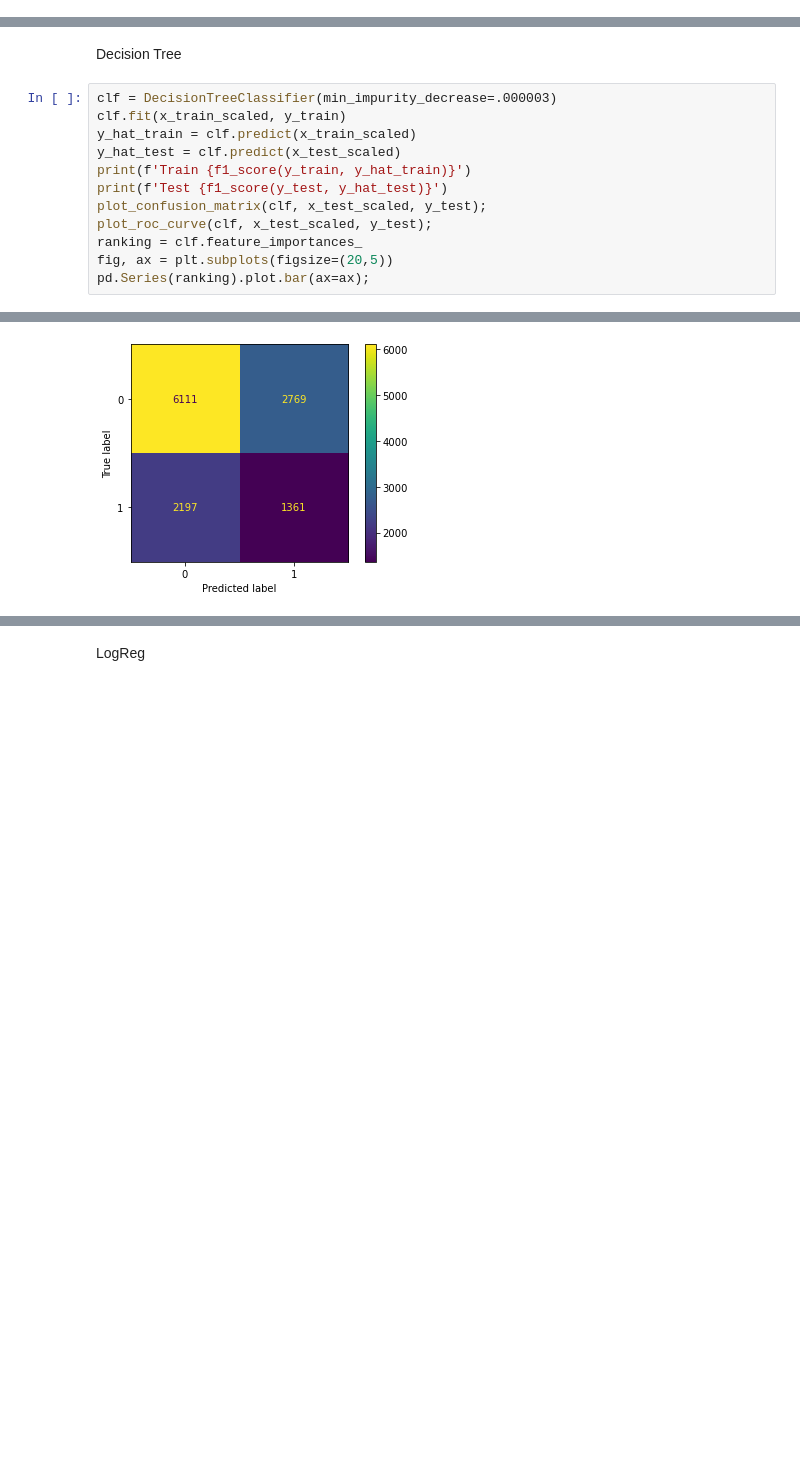
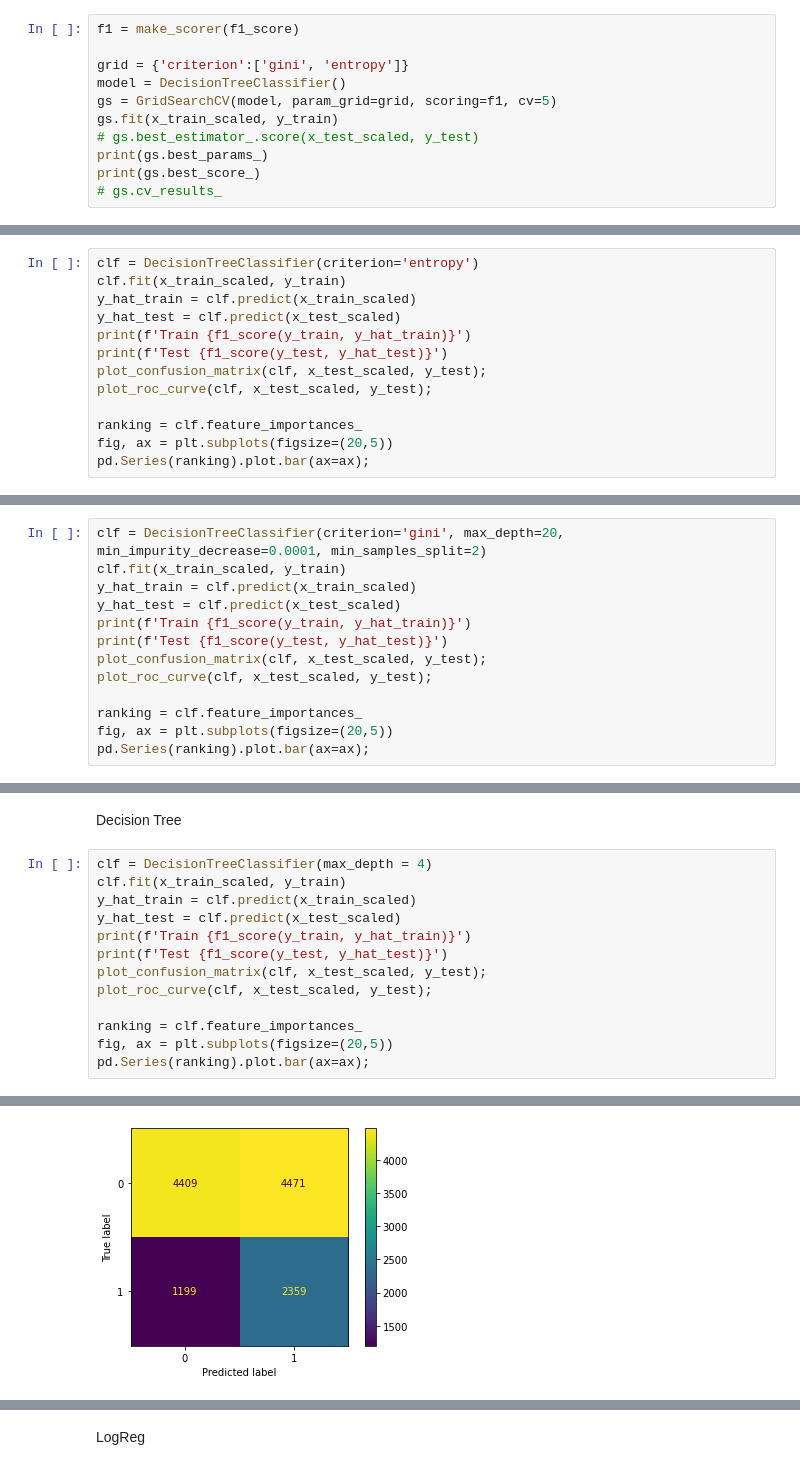
Before and after one commit to chris-helmerson/Cellular_Customer_Churn_Prediction, a Jupyter notebook: EDA.ipynb, the cells around one changed output, grey strips where cells are left out. Drawn from its saved outputs; the diff is of its cells as text; blank space fills up the shorter version.

Commit message:
Trying to F1 GridSearch

```diff
--- a/EDA.ipynb
+++ b/EDA.ipynb
@@ -159,0 +219,11 @@ Name: Churn, dtype: int64
+# %%
+f1 = make_scorer(f1_score)
+
+grid = {'criterion':['gini', 'entropy']}
+model = DecisionTreeClassifier()
+gs = GridSearchCV(model, param_grid=grid, scoring=f1, cv=5)
+gs.fit(x_train_scaled, y_train)
+# gs.best_estimator_.score(x_test_scaled, y_test)
+print(gs.best_params_)
+print(gs.best_score_)
+# gs.cv_results_
@@ -159,0 +233,13 @@ Name: Churn, dtype: int64
+# %%
+clf = DecisionTreeClassifier(criterion='entropy')
+clf.fit(x_train_scaled, y_train)
+y_hat_train = clf.predict(x_train_scaled)
+y_hat_test = clf.predict(x_test_scaled)
+print(f'Train {f1_score(y_train, y_hat_train)}')
+print(f'Test {f1_score(y_test, y_hat_test)}')
+plot_confusion_matrix(clf, x_test_scaled, y_test);
+plot_roc_curve(clf, x_test_scaled, y_test);
+
+ranking = clf.feature_importances_
+fig, ax = plt.subplots(figsize=(20,5))
+pd.Series(ranking).plot.bar(ax=ax);
@@ -159,0 +252,13 @@ Name: Churn, dtype: int64
+# %%
+clf = DecisionTreeClassifier(criterion='gini', max_depth=20, min_impurity_decrease=0.0001, min_samples_split=2)
+clf.fit(x_train_scaled, y_train)
+y_hat_train = clf.predict(x_train_scaled)
+y_hat_test = clf.predict(x_test_scaled)
+print(f'Train {f1_score(y_train, y_hat_train)}')
+print(f'Test {f1_score(y_test, y_hat_test)}')
+plot_confusion_matrix(clf, x_test_scaled, y_test);
+plot_roc_curve(clf, x_test_scaled, y_test);
+
+ranking = clf.feature_importances_
+fig, ax = plt.subplots(figsize=(20,5))
+pd.Series(ranking).plot.bar(ax=ax);
@@ -160,7 +271,7 @@ Name: Churn, dtype: int64
 # %% [markdown]
 Decision Tree
 # %%
-clf = DecisionTreeClassifier(min_impurity_decrease=.000003)
+clf = DecisionTreeClassifier(max_depth = 4)
 clf.fit(x_train_scaled, y_train)
 y_hat_train = clf.predict(x_train_scaled)
 y_hat_test = clf.predict(x_test_scaled)
@@ -168,6 +279,7 @@ print(f'Train {f1_score(y_train, y_hat_train)}')
 print(f'Test {f1_score(y_test, y_hat_test)}')
 plot_confusion_matrix(clf, x_test_scaled, y_test);
 plot_roc_curve(clf, x_test_scaled, y_test);
+
 ranking = clf.feature_importances_
 fig, ax = plt.subplots(figsize=(20,5))
 pd.Series(ranking).plot.bar(ax=ax);
@@ -177 +289 @@ Test 0.3540582726326743
-[figure, old version]
+[figure, new version]
```
Also changed, not shown: parts of 11 cells of this notebook.
